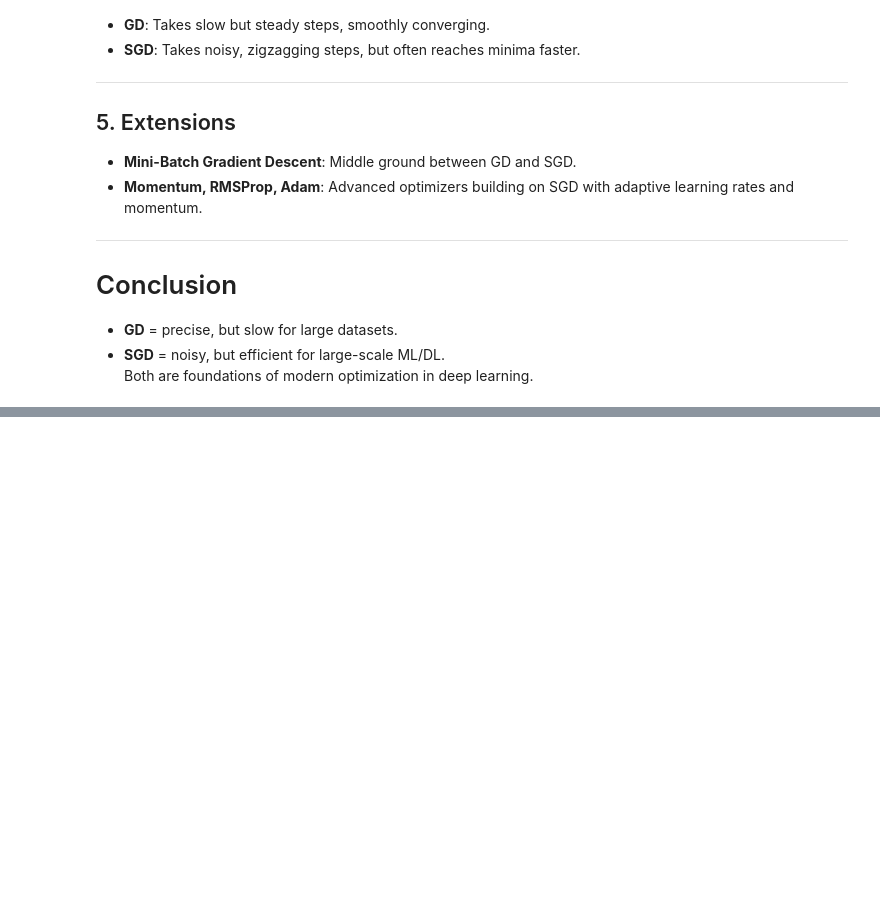
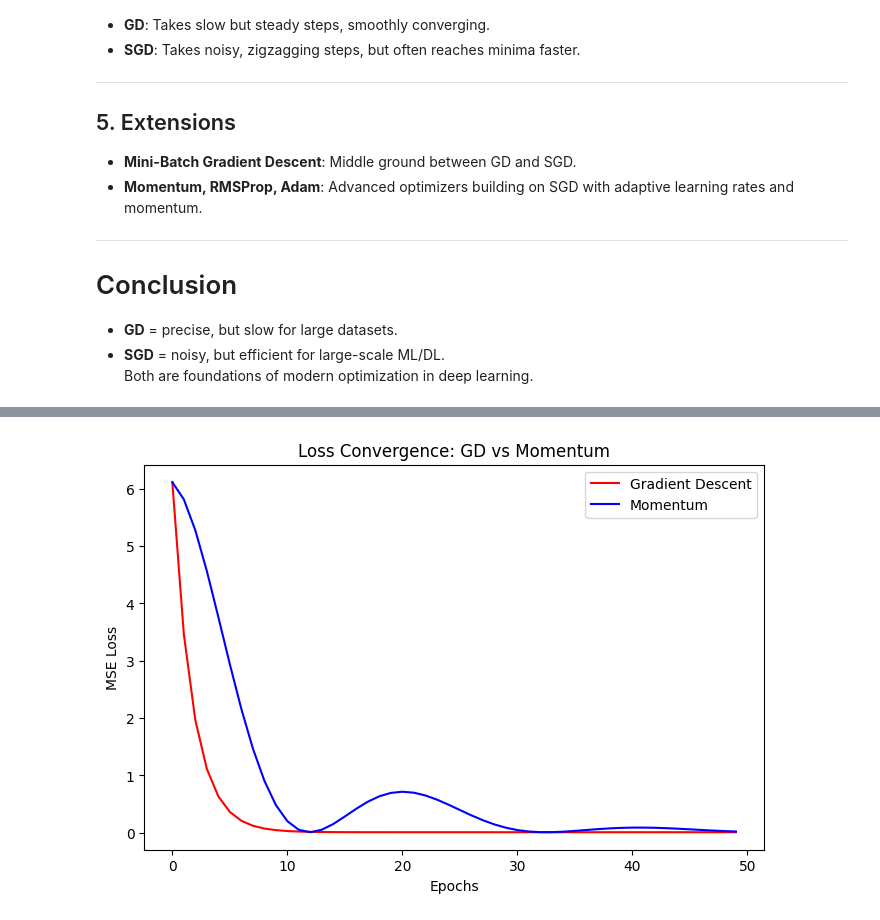
Before and after one commit to codeMaestro78/Machine-learning, a Jupyter notebook: Deep learning/Tensorflow/optimization in DL.ipynb, the cells around one changed output, grey strips where cells are left out. Saved outputs shown, nothing was run; the diff lists cells and outputs as text; code cells hidden in the pictures; blank space fills up the shorter version.

```diff
--- a/Deep learning/Tensorflow/optimization in DL.ipynb
+++ b/Deep learning/Tensorflow/optimization in DL.ipynb
@@ -246,0 +322,61 @@ Epoch 200/ 200,Loss= 3.2760
+# %%
+import numpy as np
+import matplotlib.pyplot as plt
+
+
+np.random.seed(0)
+X = np.random.rand(100, 1)
+y = 3 * X + 2 + np.random.randn(100, 1) * 0.1
+
+
+w_gd, b_gd = 4.0, 4.0
+w_mom, b_mom = 4.0, 4.0
+vw, vb = 0.0, 0.0
+
+
+eta = 0.1
+beta = 0.9
+epochs = 50
+m = len(X)
+
+
+loss_gd, loss_mom = [], []
+
+
+for epoch in range(epochs):
+
+    y_pred_gd = w_gd * X + b_gd
+    y_pred_mom = w_mom * X + b_mom
+
+
+    dw_gd = (-2/m) * np.sum(X * (y - y_pred_gd))
+    db_gd = (-2/m) * np.sum(y - y_pred_gd)
+
+    dw_mom = (-2/m) * np.sum(X * (y - y_pred_mom))
+    db_mom = (-2/m) * np.sum(y - y_pred_mom)
+
+
+    w_gd -= eta * dw_gd
+    b_gd -= eta * db_gd
+
+
+    vw = beta * vw + (1 - beta) * dw_mom
+    vb = beta * vb + (1 - beta) * db_mom
+    w_mom -= eta * vw
+    b_mom -= eta * vb
+
+
+    loss_gd.append(np.mean((y - y_pred_gd)**2))
+    loss_mom.append(np.mean((y - y_pred_mom)**2))
+
+# Plot losses
+plt.figure(figsize=(8,5))
+plt.plot(loss_gd, label="Gradient Descent", color="red")
+plt.plot(loss_mom, label="Momentum", color="blue")
+plt.title("Loss Convergence: GD vs Momentum")
+plt.xlabel("Epochs")
+plt.ylabel("MSE Loss")
+plt.legend()
+plt.show()
+# %% [output]
+[figure, added]
```
Also changed, not shown: parts of 3 cells of this notebook.
